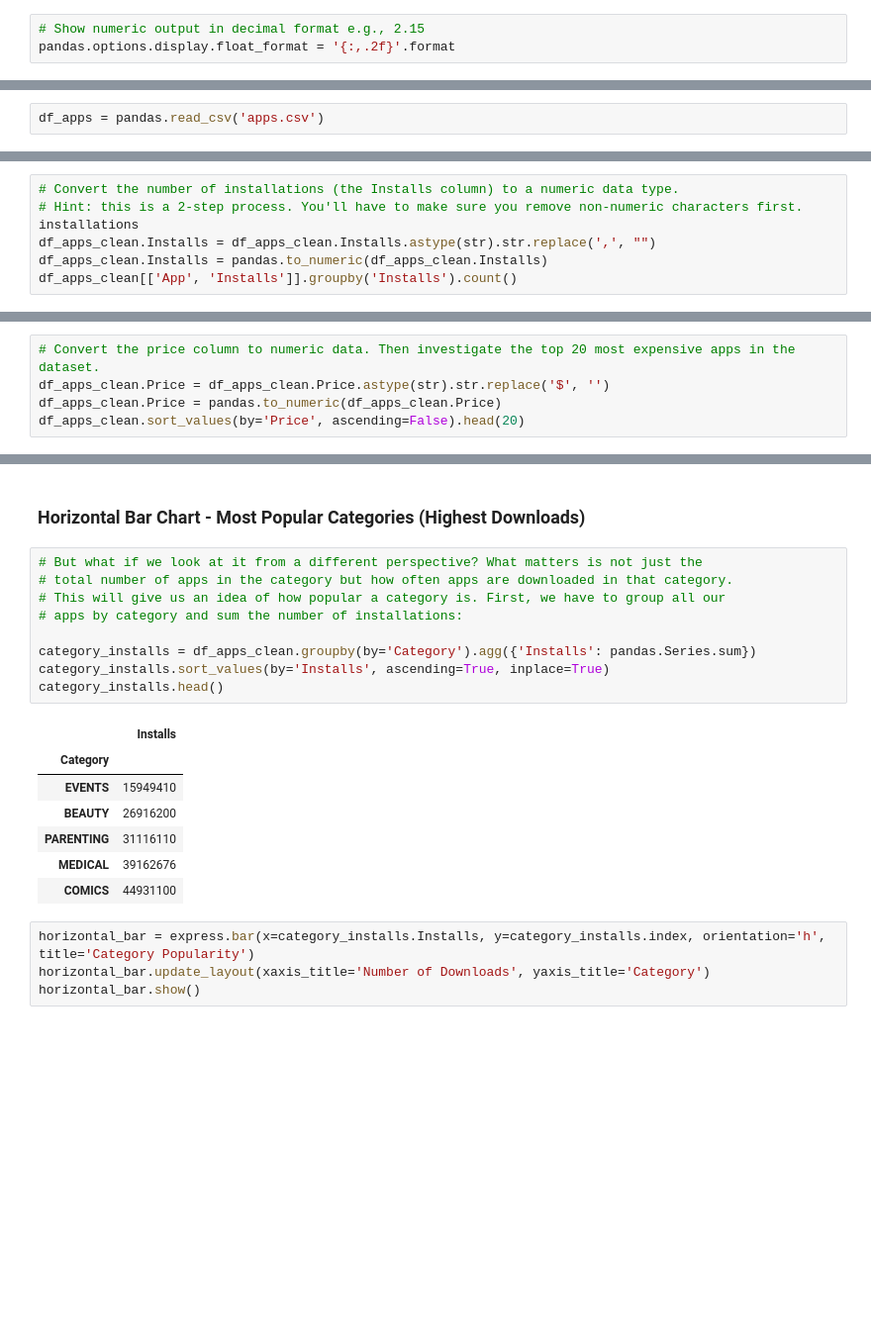
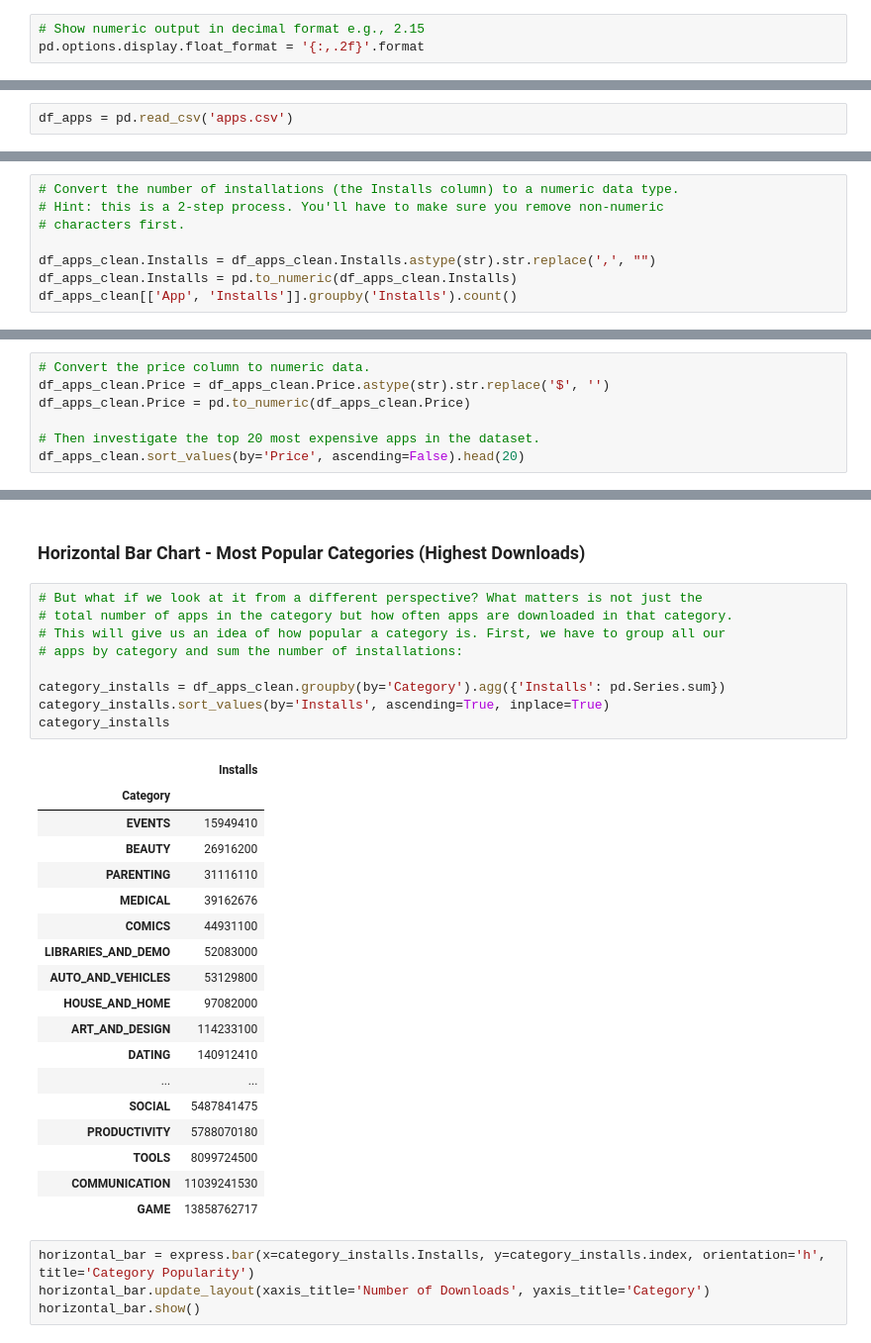
Before and after one commit to luisssSoto/100DifferentProjectsInPython, a Jupyter notebook: Day 76/Google Play Store App Analytics (start).ipynb, the cells around one changed output, grey strips where cells are left out. Shown at 99% size. Cells and saved outputs as stored; diff of their text form; blank space fills up the shorter version.

```diff
--- a/Day 76/Google Play Store App Analytics (start).ipynb
+++ b/Day 76/Google Play Store App Analytics (start).ipynb
@@ -17,11 +17,11 @@ from plotly import express, graph_objects
 # Notebook Presentation
 # %%
 # Show numeric output in decimal format e.g., 2.15
-pandas.options.display.float_format = '{:,.2f}'.format
+pd.options.display.float_format = '{:,.2f}'.format
 # %% [markdown]
 # Read the Dataset
 # %%
-df_apps = pandas.read_csv('apps.csv')
+df_apps = pd.read_csv('apps.csv')
 # %% [markdown]
 # Data Cleaning
 # %% [markdown]
@@ -284,9 +286,10 @@ df_apps_clean[['App', 'Installs']].groupby('Installs').count()
 # %%
 # Convert the number of installations (the Installs column) to a numeric data type.
-# Hint: this is a 2-step process. You'll have to make sure you remove non-numeric characters first.
-installations
+# Hint: this is a 2-step process. You'll have to make sure you remove non-numeric
+# characters first.
+
 df_apps_clean.Installs = df_apps_clean.Installs.astype(str).str.replace(',', "")
-df_apps_clean.Installs = pandas.to_numeric(df_apps_clean.Installs)
+df_apps_clean.Installs = pd.to_numeric(df_apps_clean.Installs)
 df_apps_clean[['App', 'Installs']].groupby('Installs').count()
 # %% [output]
 |  | App |
@@ -318,8 +321,10 @@ Remove all apps that cost more than $250 from the `df_apps_clean` DataFrame.
 
 Add a column called 'Revenue_Estimate' to the DataFrame. This column should hold the price of the app times the number of installs. What are the top 10 highest grossing paid apps according to this estimate? Out of the top 10 highest grossing paid apps, how many are games?
 # %%
-# Convert the price column to numeric data. Then investigate the top 20 most expensive apps in the dataset.
+# Convert the price column to numeric data.
 df_apps_clean.Price = df_apps_clean.Price.astype(str).str.replace('$', '')
-df_apps_clean.Price = pandas.to_numeric(df_apps_clean.Price)
+df_apps_clean.Price = pd.to_numeric(df_apps_clean.Price)
+
+# Then investigate the top 20 most expensive apps in the dataset.
 df_apps_clean.sort_values(by='Price', ascending=False).head(20)
 # %% [output]
@@ -413,20 +418,31 @@ bar.show()
 # %%
 # But what if we look at it from a different perspective? What matters is not just the
 # total number of apps in the category but how often apps are downloaded in that category.
 # This will give us an idea of how popular a category is. First, we have to group all our
 # apps by category and sum the number of installations:
 
-category_installs = df_apps_clean.groupby(by='Category').agg({'Installs': pandas.Series.sum})
+category_installs = df_apps_clean.groupby(by='Category').agg({'Installs': pd.Series.sum})
 category_installs.sort_values(by='Installs', ascending=True, inplace=True)
-category_installs.head()
+category_installs
 # %% [output]
 |  | Installs |
 | Category |  |
 | EVENTS | 15949410 |
 | BEAUTY | 26916200 |
 | PARENTING | 31116110 |
 | MEDICAL | 39162676 |
 | COMICS | 44931100 |
+| LIBRARIES_AND_DEMO | 52083000 |
+| AUTO_AND_VEHICLES | 53129800 |
+| HOUSE_AND_HOME | 97082000 |
+| ART_AND_DESIGN | 114233100 |
+| DATING | 140912410 |
+| ... | ... |
+| SOCIAL | 5487841475 |
+| PRODUCTIVITY | 5788070180 |
+| TOOLS | 8099724500 |
+| COMMUNICATION | 11039241530 |
+| GAME | 13858762717 |
 # %%
 horizontal_bar = express.bar(x=category_installs.Installs, y=category_installs.index, orientation='h', title='Category Popularity')
 horizontal_bar.update_layout(xaxis_title='Number of Downloads', yaxis_title='Category')
```
Also changed, not shown: parts of 28 cells of this notebook, 4 other files.
